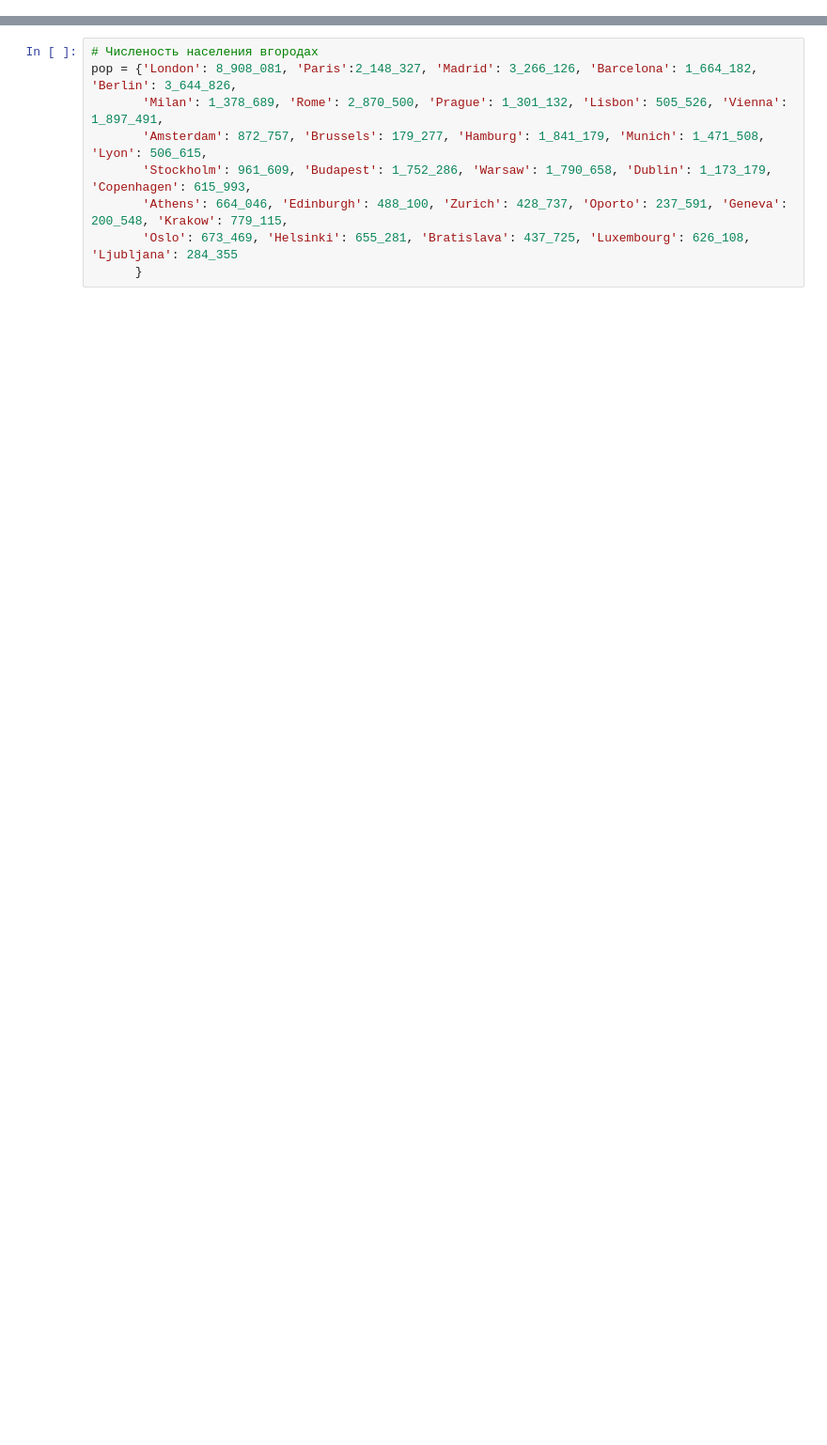
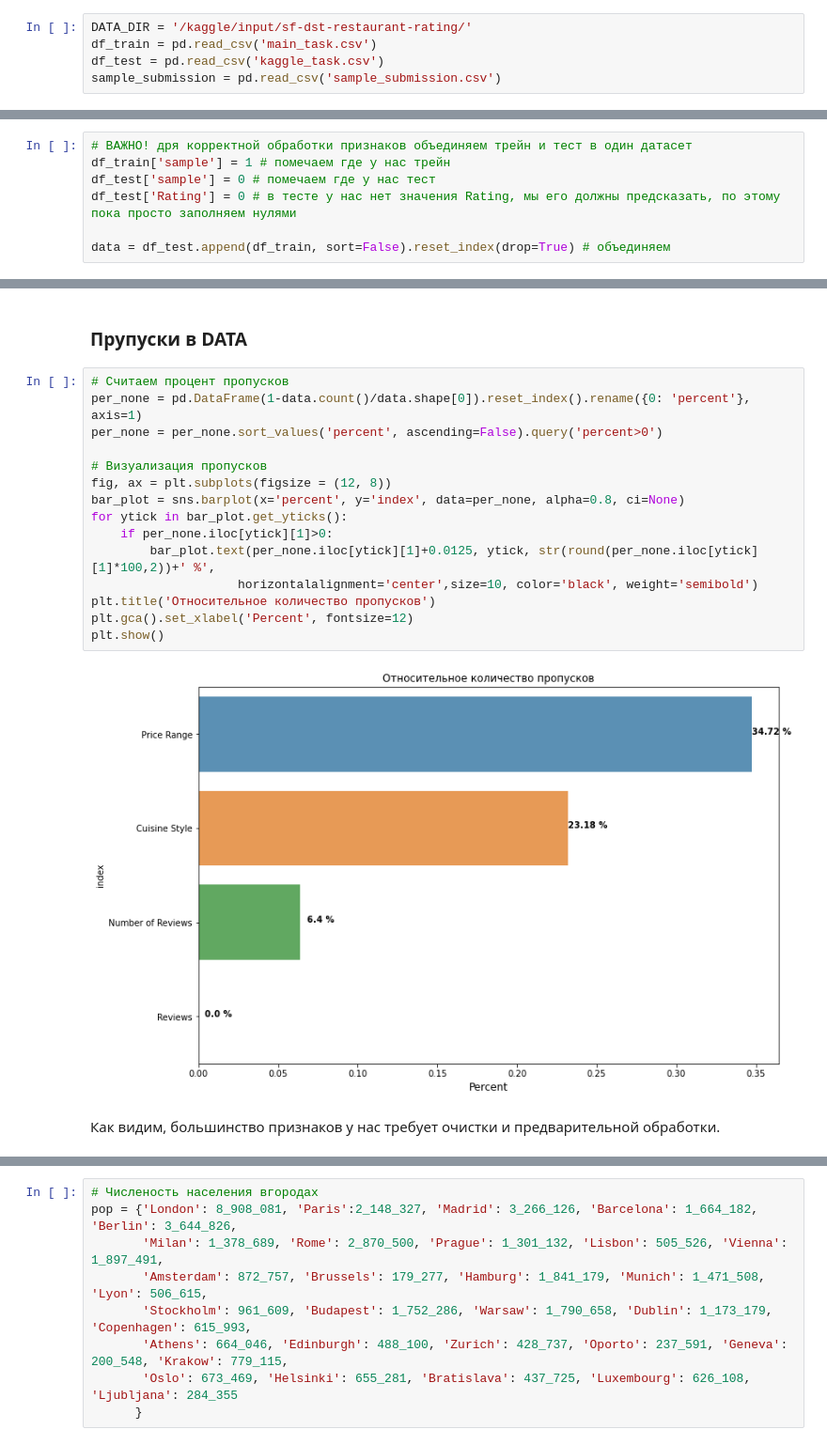
Before and after one commit to BasilPDS/CoursSF_L, a Jupyter notebook: module_3/module_3.ipynb, the cells around one changed output, grey strips where cells are left out. Shown at 94% size. Drawn from its saved outputs; the diff is of its cells as text; blank space fills up the shorter version.

```diff
--- a/module_3/module_3.ipynb
+++ b/module_3/module_3.ipynb
@@ -267,0 +181,5 @@ Name: City, dtype: int64
+# %%
+DATA_DIR = '/kaggle/input/sf-dst-restaurant-rating/'
+df_train = pd.read_csv('main_task.csv')
+df_test = pd.read_csv('kaggle_task.csv')
+sample_submission = pd.read_csv('sample_submission.csv')
@@ -267,0 +264,7 @@ Name: City, dtype: int64
+# %%
+# ВАЖНО! дря корректной обработки признаков объединяем трейн и тест в один датасет
+df_train['sample'] = 1 # помечаем где у нас трейн
+df_test['sample'] = 0 # помечаем где у нас тест
+df_test['Rating'] = 0 # в тесте у нас нет значения Rating, мы его должны предсказать, по этому пока просто заполняем нулями
+
+data = df_test.append(df_train, sort=False).reset_index(drop=True) # объединяем
@@ -267,0 +312,21 @@ Name: City, dtype: int64
+# %% [markdown]
+### Прупуски в DATA
+# %%
+# Считаем процент пропусков
+per_none = pd.DataFrame(1-data.count()/data.shape[0]).reset_index().rename({0: 'percent'}, axis=1)
+per_none = per_none.sort_values('percent', ascending=False).query('percent>0')
+
+# Визуализация пропусков
+fig, ax = plt.subplots(figsize = (12, 8))
+bar_plot = sns.barplot(x='percent', y='index', data=per_none, alpha=0.8, ci=None)
+for ytick in bar_plot.get_yticks():
+    if per_none.iloc[ytick][1]>0:
+        bar_plot.text(per_none.iloc[ytick][1]+0.0125, ytick, str(round(per_none.iloc[ytick][1]*100,2))+' %',
+                    horizontalalignment='center',size=10, color='black', weight='semibold')
+plt.title('Относительное количество пропусков')
+plt.gca().set_xlabel('Percent', fontsize=12)
+plt.show()
+# %% [output]
+[figure, added]
+# %% [markdown]
+Как видим, большинство признаков у нас требует очистки и предварительной обработки.
```
Also changed, not shown: parts of 221 cells of this notebook, 2 other files.
